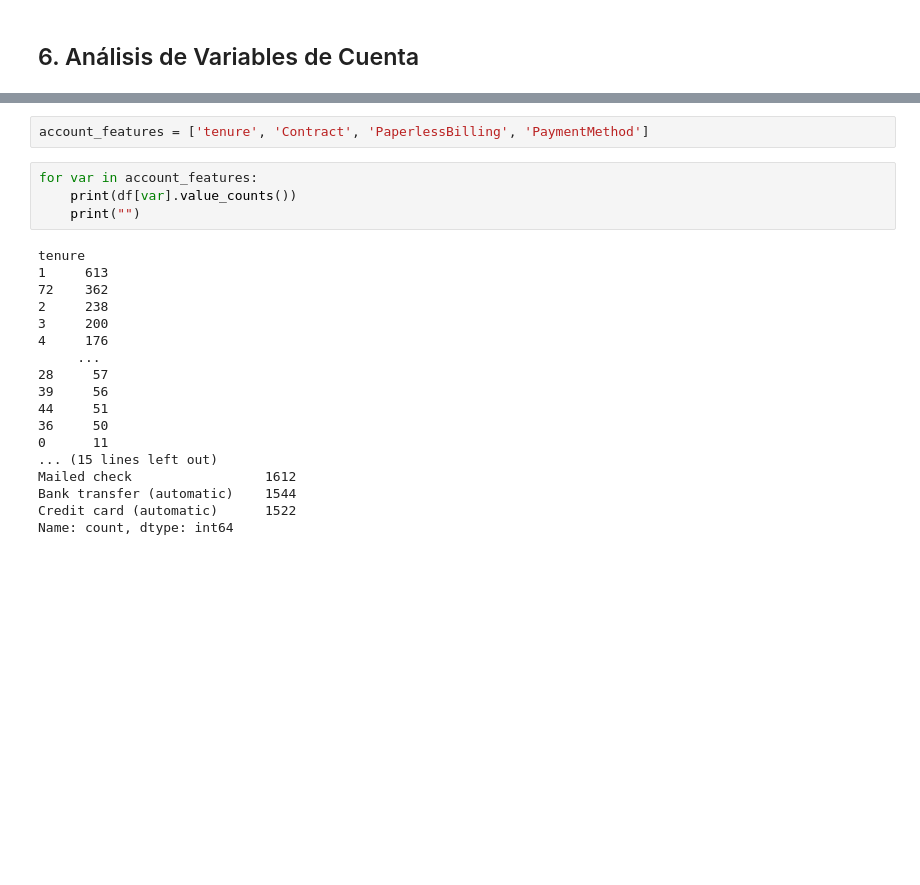
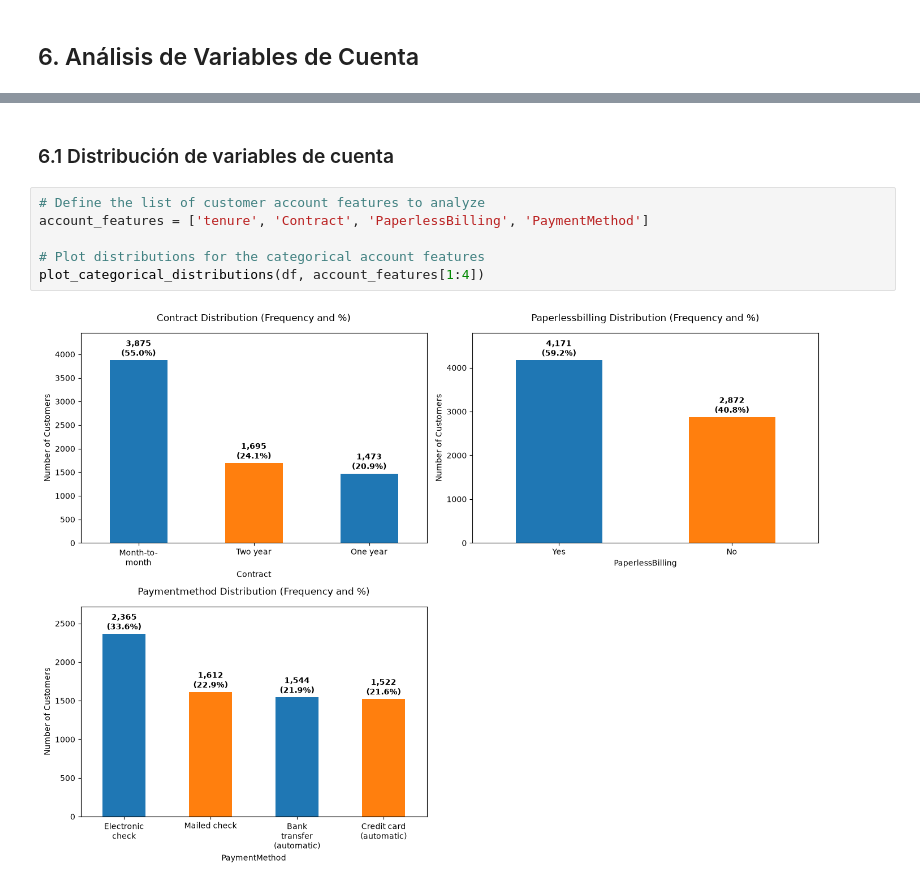
Before and after one commit to josue-rdgzcb/customer-churn-prediction-and-segmentation, a Jupyter notebook: notebooks/01_data_exploration.ipynb, the cells around one changed output, grey strips where cells are left out. Cells and saved outputs as stored; diff of their text form; blank space fills up the shorter version.

Commit message:
feat(notebook): add account features distribution and churn rate analysis

```diff
--- a/notebooks/01_data_exploration.ipynb
+++ b/notebooks/01_data_exploration.ipynb
@@ -432,24 +474,10 @@ Esto sugiere que el abandono probablemente responde a la combinación de múltip
+# %% [markdown]
+### 6.1 Distribución de variables de cuenta
 # %%
+# Define the list of customer account features to analyze
 account_features = ['tenure', 'Contract', 'PaperlessBilling', 'PaymentMethod']
+
+# Plot distributions for the categorical account features
+plot_categorical_distributions(df, account_features[1:4])
+# %% [output]
+[figure, added]
-# %%
-for var in account_features:
-    print(df[var].value_counts())
-    print("")
-# %% [output]
-tenure
-1     613
-72    362
-2     238
-3     200
-4     176
-     ...
-28     57
-39     56
-44     51
-36     50
-0      11
-... (15 lines left out)
-Mailed check                 1612
-Bank transfer (automatic)    1544
-Credit card (automatic)      1522
-Name: count, dtype: int64
```
Also changed, not shown: parts of 13 cells of this notebook.
